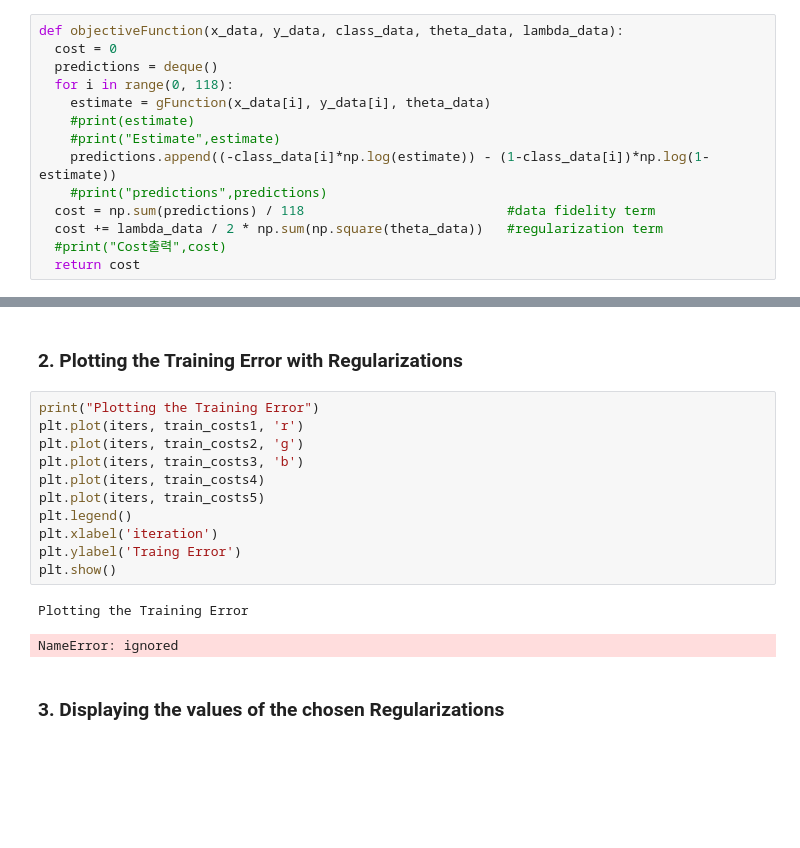
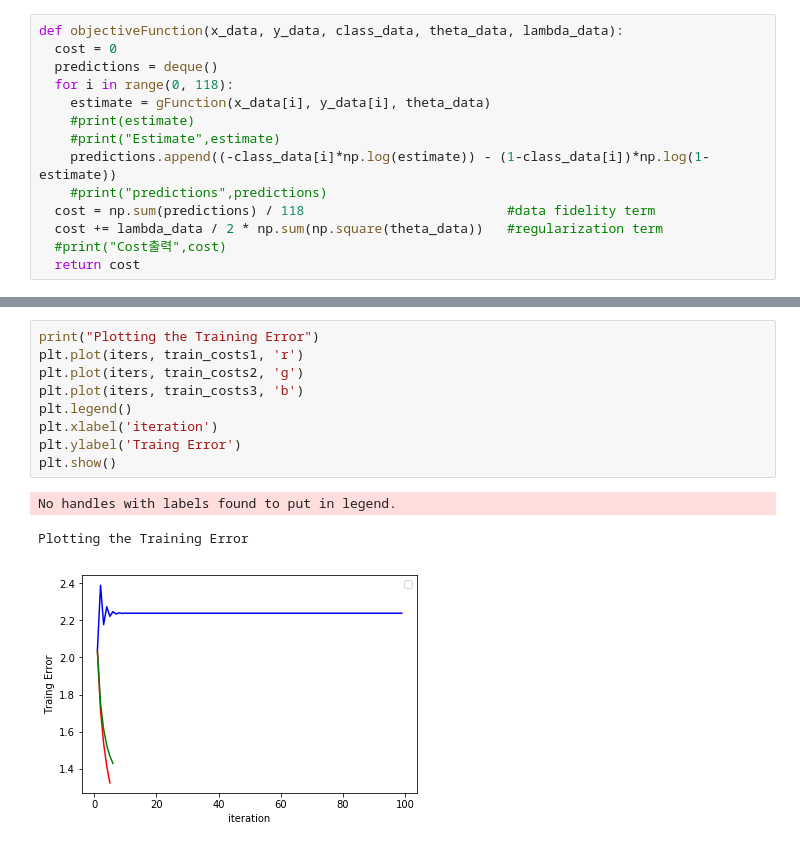
Before and after one commit to BupyeongHealer/class-MachineLearning, a Jupyter notebook: 7.Logistic regression with Regularization.ipynb, the cells around one changed output, grey strips where cells are left out. Cells and saved outputs as stored; diff of their text form; blank space fills up the shorter version.

```diff
--- a/7.Logistic regression with Regularization.ipynb
+++ b/7.Logistic regression with Regularization.ipynb
@@ -243,21 +183,16 @@ Plotting the training data
-# %% [markdown]
-### **2. Plotting the Training Error with Regularizations**
 # %%
 print("Plotting the Training Error")
 plt.plot(iters, train_costs1, 'r')
 plt.plot(iters, train_costs2, 'g')
 plt.plot(iters, train_costs3, 'b')
-plt.plot(iters, train_costs4)
-plt.plot(iters, train_costs5)
 plt.legend()
 plt.xlabel('iteration')
 plt.ylabel('Traing Error')
 plt.show()
 # %% [output]
-Plotting the Training Error
+No handles with labels found to put in legend.
-NameError: ignored
+Plotting the Training Error
+[figure, added]
-# %% [markdown]
-### **3. Displaying the values of the chosen Regularizations**
 # %%
 lambda1 = lambda_datas[0]
 lambda2 = lambda_datas[1]
```
Also changed, not shown: parts of 18 cells of this notebook.
